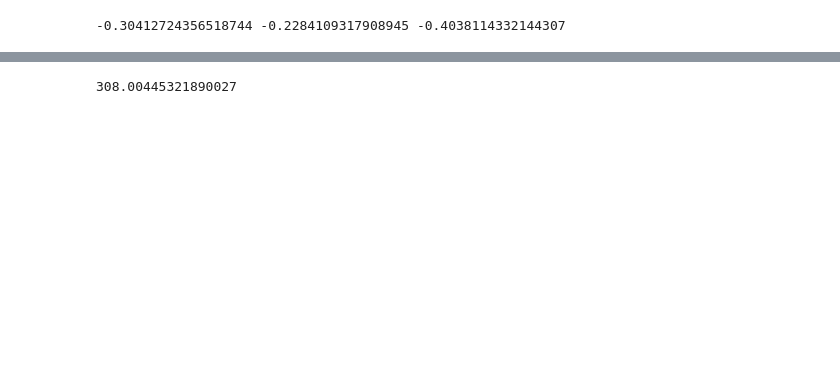
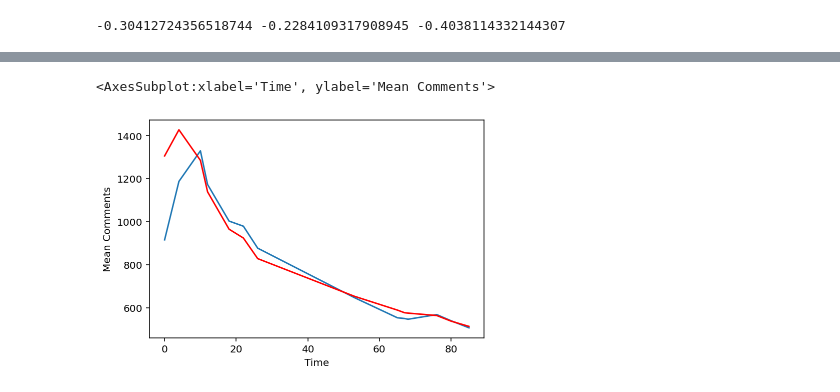
Before and after one commit to aadya940/ytdataanalysis, a Jupyter notebook: PW_Analysis.ipynb, the cells around one changed output, grey strips where cells are left out. Saved outputs shown, nothing was run; the diff lists cells and outputs as text; code cells hidden in the pictures; blank space fills up the shorter version.

```diff
--- a/PW_Analysis.ipynb
+++ b/PW_Analysis.ipynb
@@ -285,7 +289,7 @@ print(time_vs_views, time_vs_likes, time_vs_comments)
 -0.30412724356518744 -0.2284109317908945 -0.4038114332144307
 # %%
 #Now we will use time, views and comments to predict likes
-X = pw_df[['Likes', 'Time', 'Views']]
-y = pw_df['Comments']
+X = pw_df[['Mean Likes', 'Time', 'Mean Views']]
+y = pw_df['Mean Comments']
 # %%
 from sklearn.linear_model import LinearRegression, LogisticRegression
@@ -331,4 +324,6 @@ mean_absolute_error(y_test, y_pred)
 # %%
-mean_absolute_error(y_test, y_pred_2)
+sns.lineplot(X_test['Time'], y_pred)
+sns.lineplot(X_test['Time'], y_test, color = 'red')
 # %% [output]
-308.00445321890027
+<AxesSubplot:xlabel='Time', ylabel='Mean Comments'>
+[figure, added]
```
Also changed, not shown: parts of 22 cells of this notebook.
